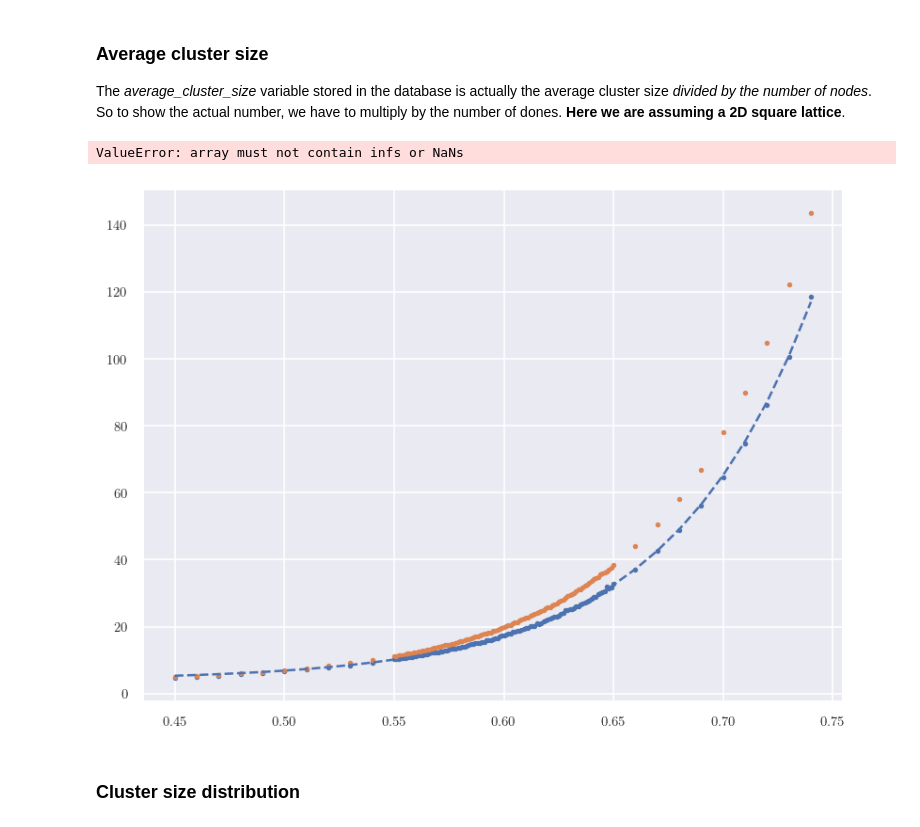
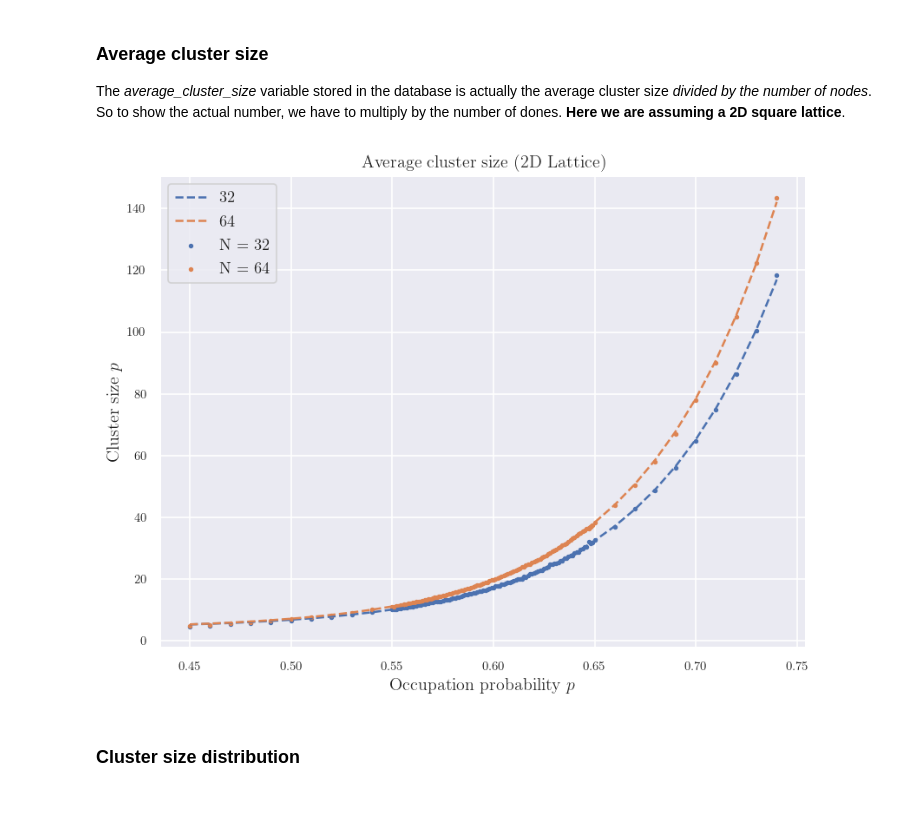
Before and after one commit to alansammarone/musk, a Jupyter notebook: notebooks/percolation_2d_analysis.ipynb, the cells around one changed output. Saved outputs shown, nothing was run; the diff lists cells and outputs as text; code cells hidden in the pictures.

```diff
--- a/notebooks/percolation_2d_analysis.ipynb
+++ b/notebooks/percolation_2d_analysis.ipynb
@@ -35,8 +35,9 @@ ID_COL = "id"
 PROBABILITY_COL = "probability"
 SIZE_COL = "size"
 CLUSTER_SIZE_HIST_COL = "cluster_size_histogram"
-AVERAGE_CLUSTER_SIZE_COL = "average_cluster_size"
+MEAN_CLUSTER_SIZE_COL = "average_cluster_size"
 CORRELATION_FUNCTION_COL = "average_correlation_length"
+PERC_CLUSTER_STRENGTH_COL = "percolating_cluster_strength"
 # %%
 def sum_dict(x,y):
     return {
@@ -81,8 +82,9 @@ def filter_and_select_columns(df_, sizes, probabilities, columns):
     if sizes:
         size_filter = df[SIZE_COL].isin(sizes)
         df = df.loc[size_filter]
-    if probabilitites:
-        probability_filter = df_orig[PROBABILITY_COL].isin(probabilitites)
+    if probabilities:
+
+        probability_filter = df_orig[PROBABILITY_COL].isin(probabilities)
         df = df.loc[probability_filter]
 
     select_columns = [ID_COL, PROBABILITY_COL, SIZE_COL] + columns
@@ -103,35 +105,34 @@ in the database is actually the average cluster size _divided by the number of n
 # %%
 def fit_fn(X, a, b, c):
     return a * np.exp(b*X) + c
 
 sizes = [32, 64]
 probabilities = []
-size_filter = df_orig[SIZE_COL].isin(sizes_to_plot)
-select_columns = [PROBABILITY_COL, SIZE_COL, AVERAGE_CLUSTER_SIZE_COL]
-df = df_orig.loc[size_filter][select_columns]
+df = filter_and_select_columns(df_orig, sizes, probabilities, [MEAN_CLUSTER_SIZE_COL])
 setup_figure()
 
 for size, group_df in df.groupby(SIZE_COL):
+
     X, Y = [], []
     for probability, group_df in group_df.groupby(PROBABILITY_COL):
-        average_cluster_size_by_node = group_df[AVERAGE_CLUSTER_SIZE_COL].mean()
-        average_cluster_size = average_cluster_size_by_node * size ** 2
+        average_cluster_size_by_node = group_df[MEAN_CLUSTER_SIZE_COL].mean()
+        average_cluster_size = average_cluster_size_by_node * size ** 2 # 2D specific
         X.append(probability)
         Y.append(average_cluster_size)
+
     X, Y = np.array(X), np.array(Y)
     plt.scatter(X, Y, s=5, label=f"N = {size}")
 
     parameters, _ = curve_fit(fit_fn, X, Y)
     plt.plot(X, fit_fn(X, *parameters), "--", label=size)
 
 
 plt.legend()
-plt.title("Average cluster size")
+plt.title("Average cluster size (2D Lattice)")
 plt.xlabel("Occupation probability $p$")
 plt.ylabel("Cluster size $p$")
 plt.show()
 # %% [output]
-ValueError: array must not contain infs or NaNs
-[figure, old version]
+[figure, new version]
 # %% [markdown]
 ### Cluster size distribution
```
Also changed, not shown: parts of 4 cells of this notebook, 4 other files.
